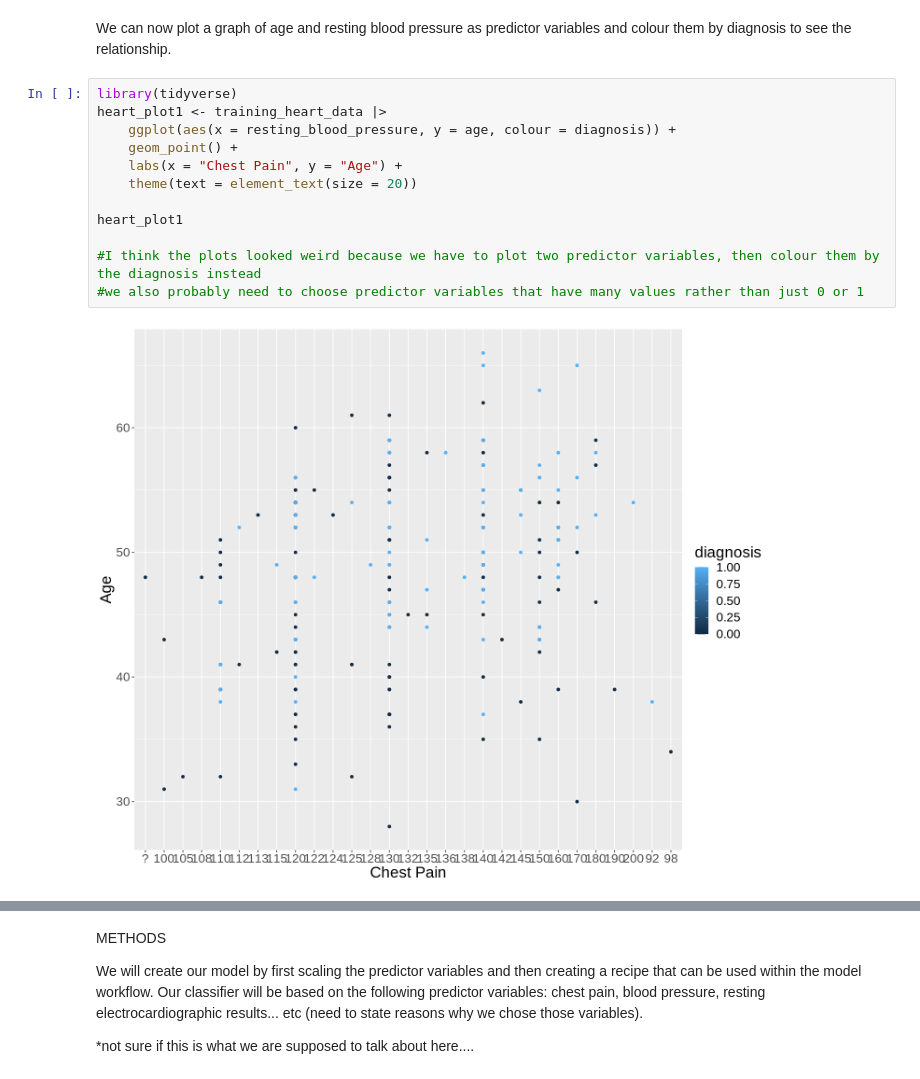
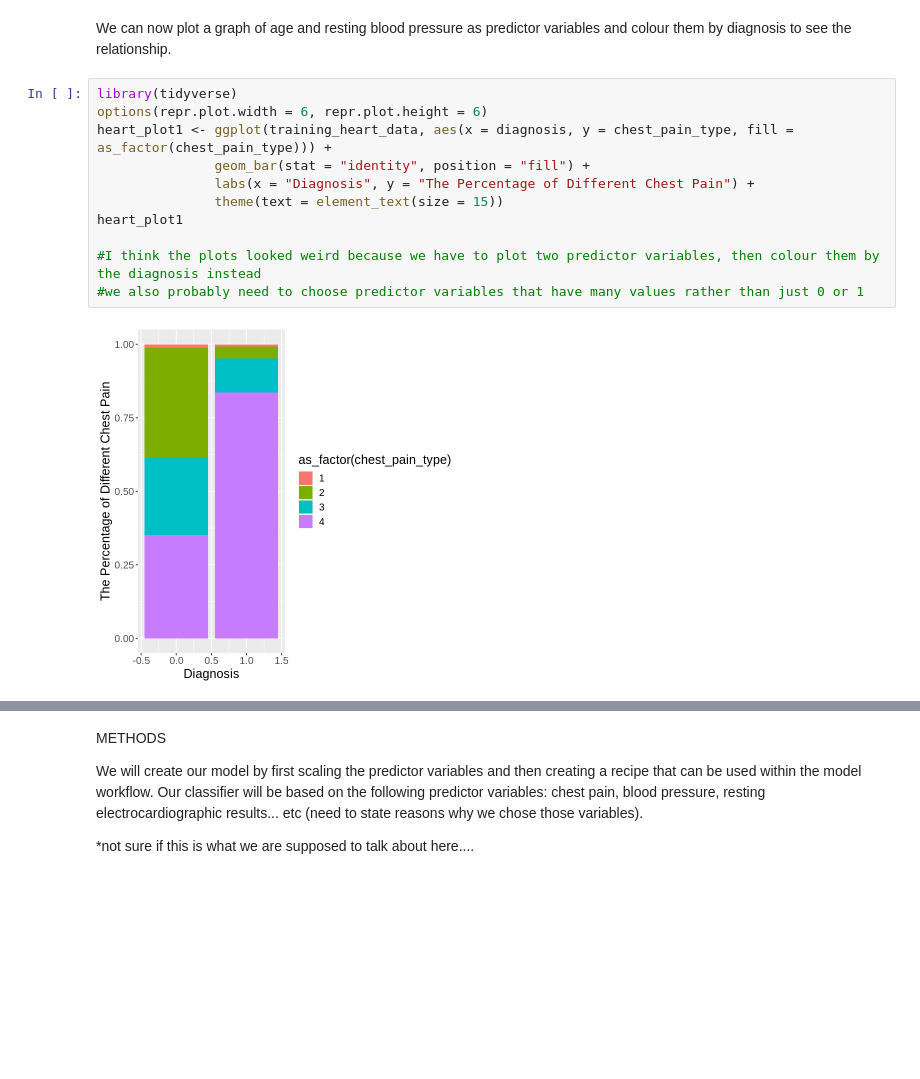
Before and after one commit to julieklipp/Project-Proposal, a Jupyter notebook: Project Proposal.ipynb, the cells around one changed output, grey strips where cells are left out. Saved outputs shown, nothing was run; the diff lists cells and outputs as text; blank space fills up the shorter version.

Commit message:
modifications on visualization

```diff
--- a/Project Proposal.ipynb
+++ b/Project Proposal.ipynb
@@ -135,16 +142,15 @@ A tibble: 1 × 2
 We can now plot a graph of age and resting blood pressure as predictor variables and colour them by diagnosis to see the relationship.
 # %%
 library(tidyverse)
-heart_plot1 <- training_heart_data |>
-    ggplot(aes(x = resting_blood_pressure, y = age, colour = diagnosis)) +
-    geom_point() +
-    labs(x = "Chest Pain", y = "Age") +
-    theme(text = element_text(size = 20))
-
+options(repr.plot.width = 6, repr.plot.height = 6)
+heart_plot1 <- ggplot(training_heart_data, aes(x = diagnosis, y = chest_pain_type, fill = as_factor(chest_pain_type))) +
+               geom_bar(stat = "identity", position = "fill") +
+               labs(x = "Diagnosis", y = "The Percentage of Different Chest Pain") +
+               theme(text = element_text(size = 15))
 heart_plot1
 
 #I think the plots looked weird because we have to plot two predictor variables, then colour them by the diagnosis instead
 #we also probably need to choose predictor variables that have many values rather than just 0 or 1
 # %% [output]
-[figure, old version]
+[figure, new version]
 # %%
```
Also changed, not shown: parts of 2 cells of this notebook.
